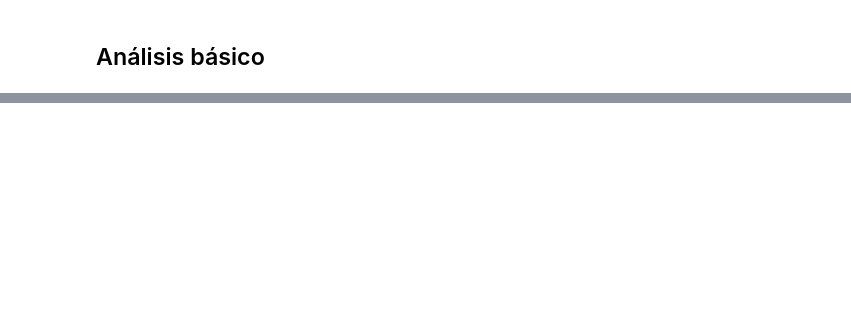
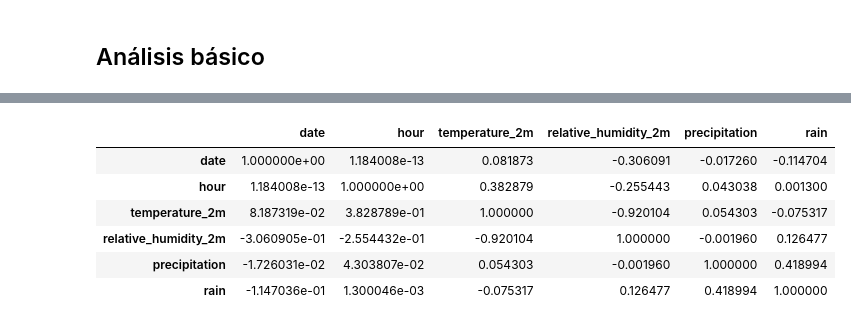
Before and after one commit to StalkerData/Ciencia_de_Datos, a Jupyter notebook: Nivel_2/dashboard_clima/notebooks/dashboard_clima_plotly.ipynb, the cells around one changed output, grey strips where cells are left out. Cells and saved outputs as stored; diff of their text form; code cells hidden in the pictures; blank space fills up the shorter version.

```diff
--- a/Nivel_2/dashboard_clima/notebooks/dashboard_clima_plotly.ipynb
+++ b/Nivel_2/dashboard_clima/notebooks/dashboard_clima_plotly.ipynb
@@ -163,0 +183,11 @@ Name: 86, dtype: object
+# %%
+# Matriz limpia, sin redundancia
+df_bogota.corr()
+# %% [output]
+|  | date | hour | temperature_2m | relative_humidity_2m | precipitation | rain |
+| date | 1.000000e+00 | 1.184008e-13 | 0.081873 | -0.306091 | -0.017260 | -0.114704 |
+| hour | 1.184008e-13 | 1.000000e+00 | 0.382879 | -0.255443 | 0.043038 | 0.001300 |
+| temperature_2m | 8.187319e-02 | 3.828789e-01 | 1.000000 | -0.920104 | 0.054303 | -0.075317 |
+| relative_humidity_2m | -3.060905e-01 | -2.554432e-01 | -0.920104 | 1.000000 | -0.001960 | 0.126477 |
+| precipitation | -1.726031e-02 | 4.303807e-02 | 0.054303 | -0.001960 | 1.000000 | 0.418994 |
+| rain | -1.147036e-01 | 1.300046e-03 | -0.075317 | 0.126477 | 0.418994 | 1.000000 |
```
Also changed, not shown: parts of 10 cells of this notebook.
